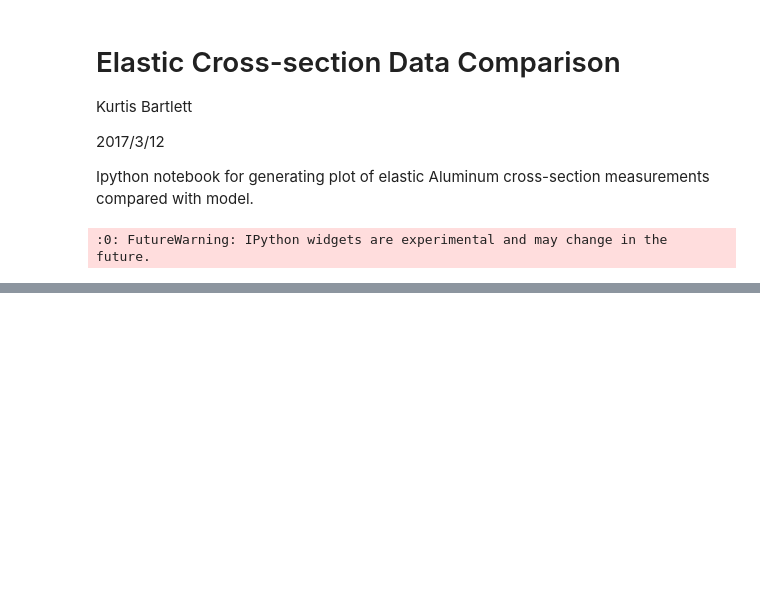
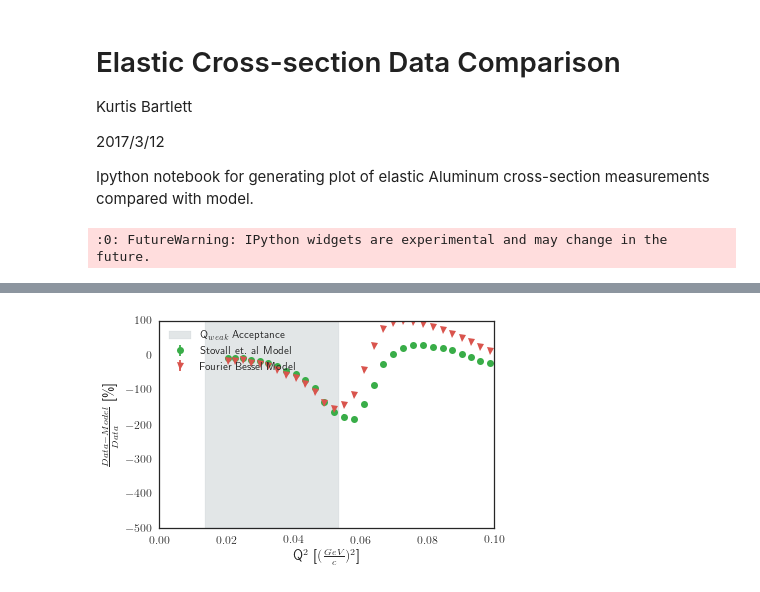
Before and after one commit to kdbartlett/Qweak, a Jupyter notebook: longitudinal_analysis/elastic_cross_section_compare/elastic_cross_section_compare.ipynb, the cells around one changed output, grey strips where cells are left out. Drawn from its saved outputs; the diff is of its cells as text; code cells hidden in the pictures; blank space fills up the shorter version.

```diff
--- a/longitudinal_analysis/elastic_cross_section_compare/elastic_cross_section_compare.ipynb
+++ b/longitudinal_analysis/elastic_cross_section_compare/elastic_cross_section_compare.ipynb
@@ -156,2 +297,36 @@ pp.show()
+# %%
+pp.figure(figsize=plot_size)
+pp.errorbar(li_calc_qq,
+        li_stovall_electric_pdiff,
+        yerr=li_stovall_electric_pdiff_err,
+        ls='None',
+        marker = 'o',
+        color=sns.xkcd_rgb['medium green'],
+        label='Stovall et. al Model')
+pp.errorbar(li_calc_qq,
+        li_fb_pdiff,
+        yerr=li_fb_pdiff_err,
+        ls='None',
+        marker = 'v',
+        color=sns.xkcd_rgb['pale red'],
+        label='Fourier Bessel Model')
+pp.xlim(0.00, 0.1)
+[y_low,y_high] = pp.ylim()
+pp.fill_between(qweak_calc_qq,
+                y_low,
+                y_high,
+                label='Q$_{weak}$ Acceptance',
+                color=sns.xkcd_rgb['steel grey'],
+                alpha=0.2)
+pp.legend(loc='upper left', fontsize=11)
+pp.xlabel('Q$^{2}$ [$(\\frac{GeV}{c})^{2}$]',fontsize=14)
+pp.ylabel('$\\frac{Data-Model}{Data}$ [\%]', fontsize=14)
+pp.xticks(fontsize=12)
+pp.yticks(fontsize=12)
+pp.savefig('li_cross_section_pdiff_plot.png', bbox_inches='tight')
+pp.savefig('li_cross_section_pdiff_plot.pdf', bbox_inches='tight')
+pp.show()
+# %% [output]
+[figure, added]
 # %%
 pp.figure(figsize=plot_size)
```
Also changed, not shown: parts of 13 cells of this notebook, 12 other files.
